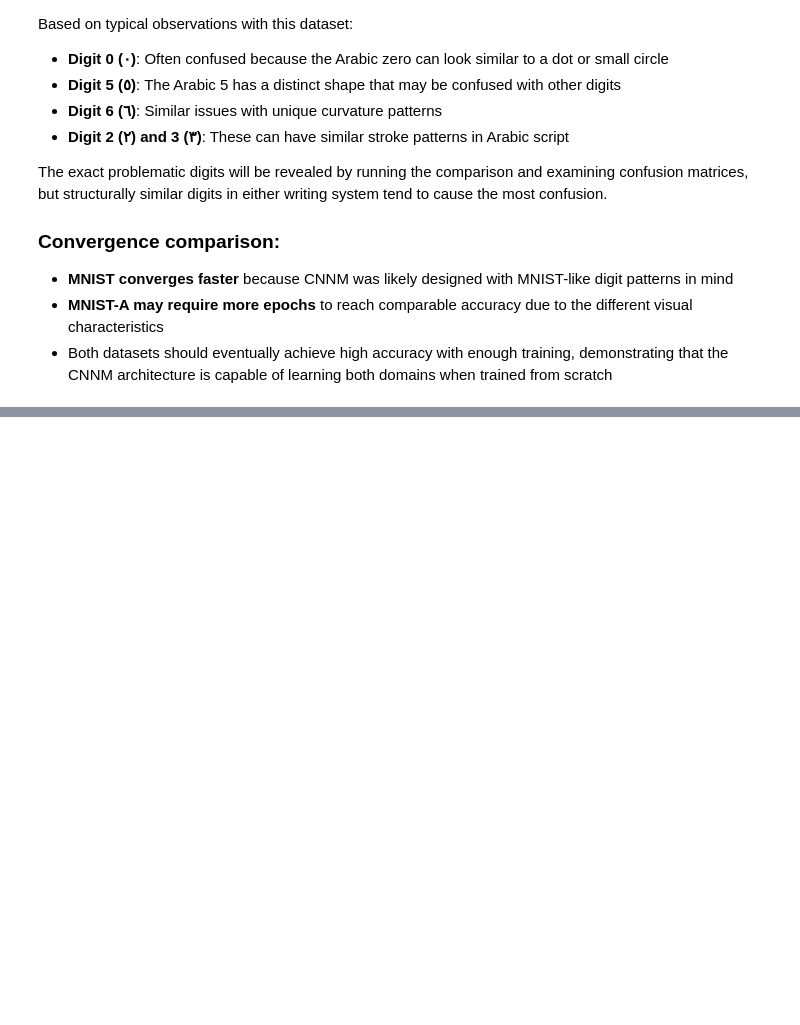
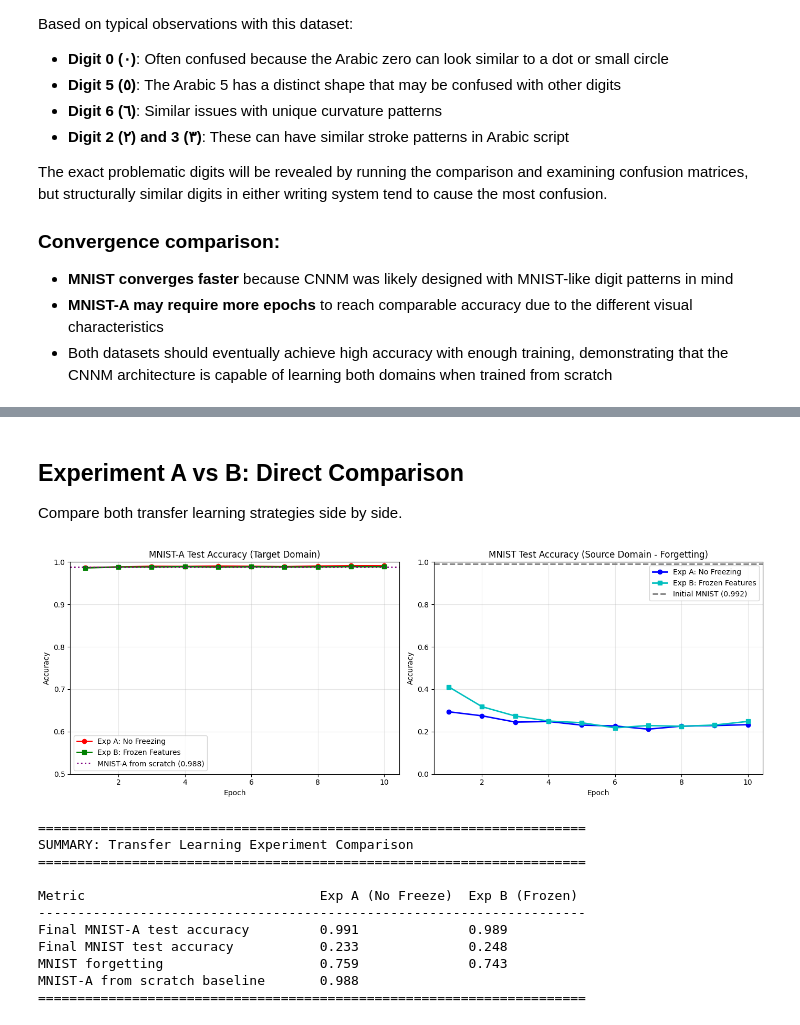
Before and after one commit to InSuperposition/data_science_container, a Jupyter notebook: notebook/exercise_8/mnist_arab_letters.ipynb, the cells around one changed output, grey strips where cells are left out. Cells and saved outputs as stored; diff of their text form; code cells hidden in the pictures; blank space fills up the shorter version.

```diff
--- a/notebook/exercise_8/mnist_arab_letters.ipynb
+++ b/notebook/exercise_8/mnist_arab_letters.ipynb
@@ -834,0 +1114,59 @@ The exact problematic digits will be revealed by running the comparison and exam
+# %% [markdown]
+## Experiment A vs B: Direct Comparison
+
+Compare both transfer learning strategies side by side.
+# %%
+# Side-by-side comparison of Experiment A vs B
+fig, axes = plt.subplots(1, 2, figsize=(14, 5))
+
+epochs = [h['epoch'] for h in exp_a_history]
+
+# MNIST-A accuracy comparison (target domain)
+axes[0].plot(epochs, [h['mnista_test_acc'] for h in exp_a_history], 'r-o', label='Exp A: No Freezing', linewidth=2)
+axes[0].plot(epochs, [h['mnista_test_acc'] for h in exp_b_history], 'g-s', label='Exp B: Frozen Features', linewidth=2)
+axes[0].axhline(y=mnista_history[-1]['test_acc'], color='purple', linestyle=':', label=f'MNIST-A from scratch ({mnista_history[-1]["test_acc"]:.3f})', linewidth=2)
+axes[0].set_xlabel('Epoch')
+axes[0].set_ylabel('Accuracy')
+axes[0].set_title('MNIST-A Test Accuracy (Target Domain)')
+axes[0].legend()
+axes[0].grid(True, alpha=0.3)
+axes[0].set_ylim([0.5, 1.0])
+
+# MNIST accuracy comparison (source domain - forgetting)
+axes[1].plot(epochs, [h['mnist_test_acc'] for h in exp_a_history], 'b-o', label='Exp A: No Freezing', linewidth=2)
+axes[1].plot(epochs, [h['mnist_test_acc'] for h in exp_b_history], 'c-s', label='Exp B: Frozen Features', linewidth=2)
+axes[1].axhline(y=mnist_acc_init, color='gray', linestyle='--', label=f'Initial MNIST ({mnist_acc_init:.3f})', linewidth=2)
+axes[1].set_xlabel('Epoch')
+axes[1].set_ylabel('Accuracy')
+axes[1].set_title('MNIST Test Accuracy (Source Domain - Forgetting)')
+axes[1].legend()
+axes[1].grid(True, alpha=0.3)
+axes[1].set_ylim([0.0, 1.0])
+
+plt.tight_layout()
+plt.show()
+
+# Summary table
+print("\n" + "="*70)
+print("SUMMARY: Transfer Learning Experiment Comparison")
+print("="*70)
+print(f"\n{'Metric':<35} {'Exp A (No Freeze)':<18} {'Exp B (Frozen)':<18}")
+print("-"*70)
+print(f"{'Final MNIST-A test accuracy':<35} {exp_a_history[-1]['mnista_test_acc']:<18.3f} {exp_b_history[-1]['mnista_test_acc']:<18.3f}")
+print(f"{'Final MNIST test accuracy':<35} {exp_a_history[-1]['mnist_test_acc']:<18.3f} {exp_b_history[-1]['mnist_test_acc']:<18.3f}")
+print(f"{'MNIST forgetting':<35} {(mnist_acc_init - exp_a_history[-1]['mnist_test_acc']):<18.3f} {(mnist_acc_init_b - exp_b_history[-1]['mnist_test_acc']):<18.3f}")
+print(f"{'MNIST-A from scratch baseline':<35} {mnista_history[-1]['test_acc']:<18.3f}")
+print("="*70)
+# %% [output]
+[figure, added]
+======================================================================
+SUMMARY: Transfer Learning Experiment Comparison
+======================================================================
+
+Metric                              Exp A (No Freeze)  Exp B (Frozen)
+----------------------------------------------------------------------
+Final MNIST-A test accuracy         0.991              0.989
+Final MNIST test accuracy           0.233              0.248
+MNIST forgetting                    0.759              0.743
+MNIST-A from scratch baseline       0.988
+======================================================================
```
Also changed, not shown: parts of 40 cells of this notebook.
